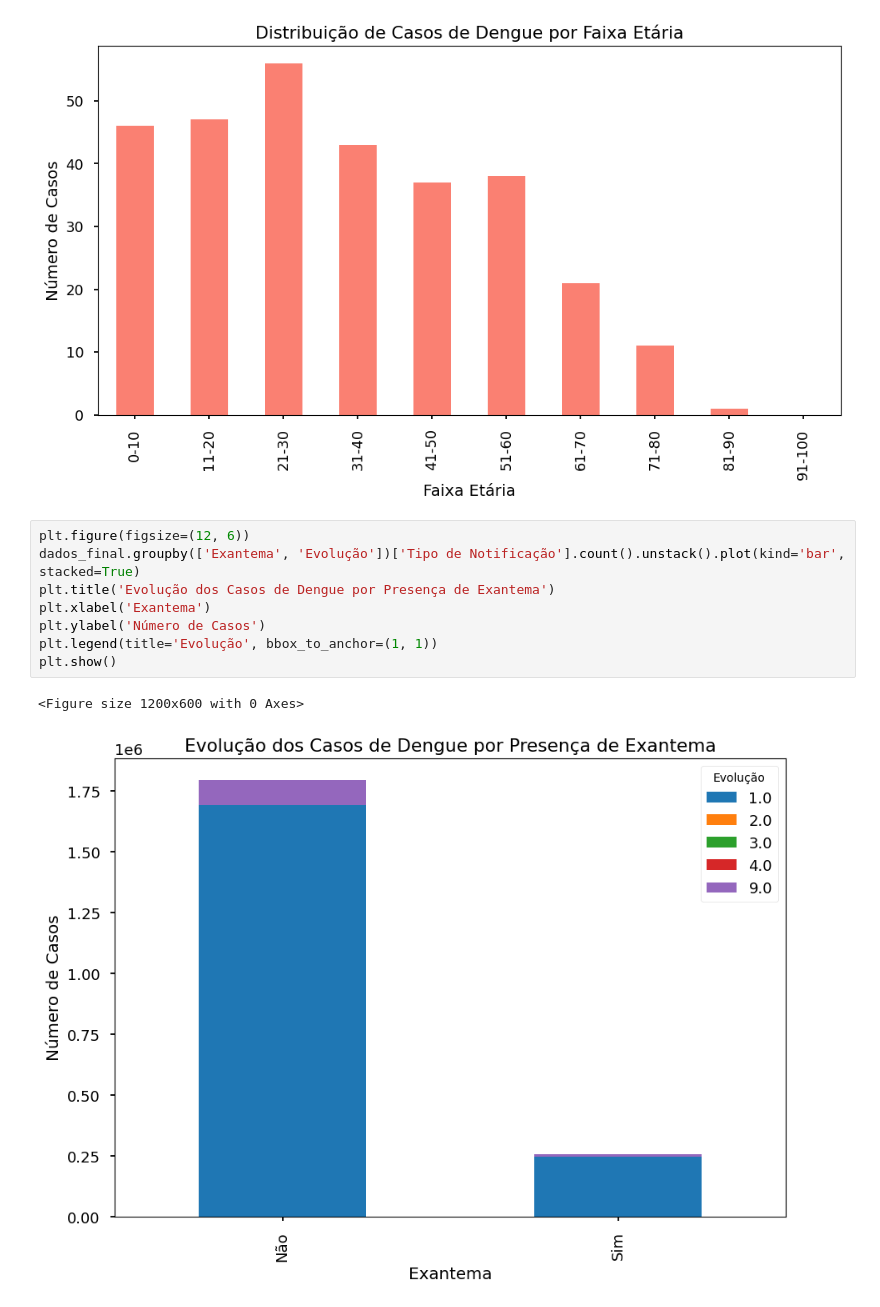
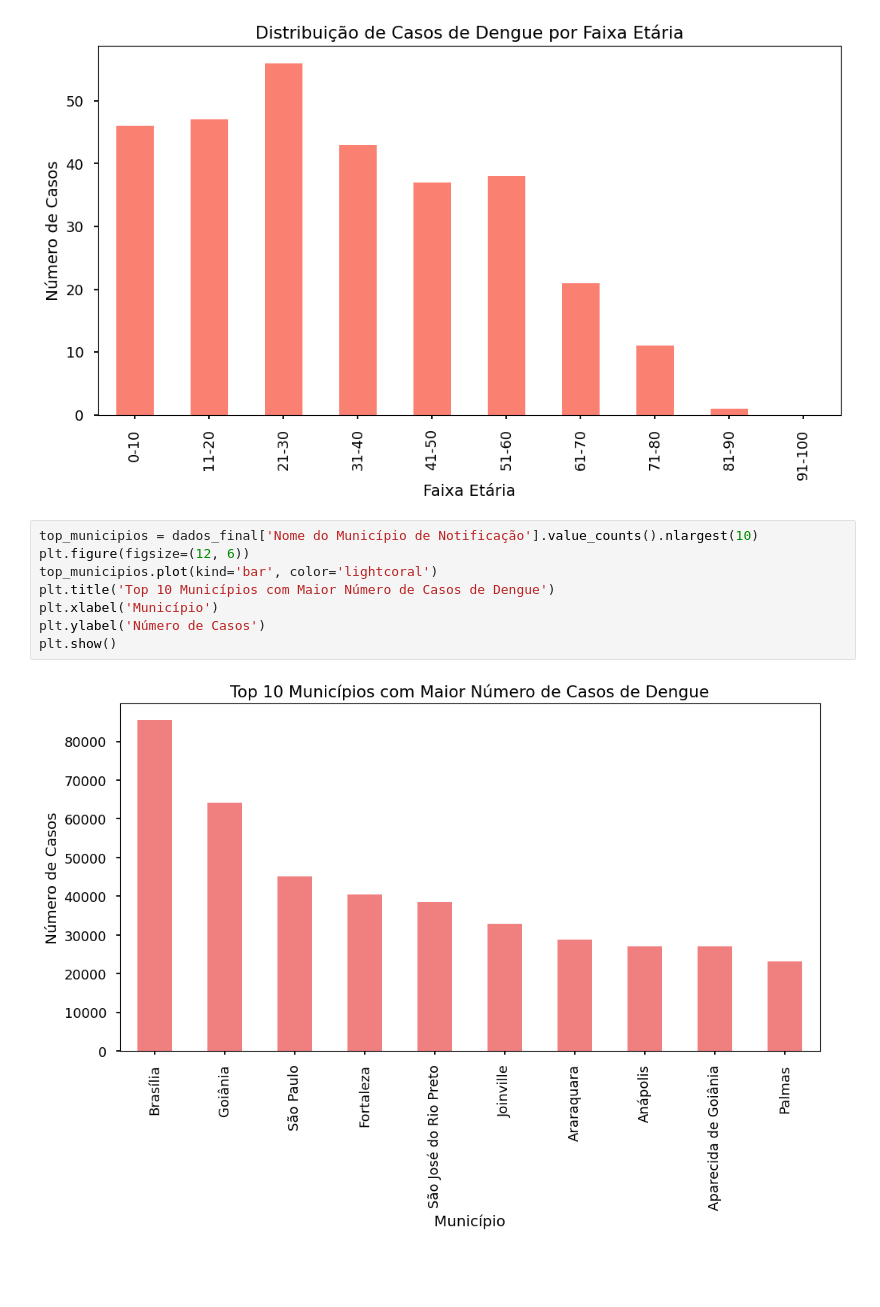
Before and after one commit to IgorNascimentoDEV/1-Projeto-Dengue-2022, a Jupyter notebook: projeto_PUC.ipynb, the cells around one changed output. Drawn from its saved outputs; the diff is of its cells as text; blank space fills up the shorter version.

```diff
--- a/projeto_PUC.ipynb
+++ b/projeto_PUC.ipynb
@@ -722,13 +674,12 @@ plt.show()
 # %% [output]
 [figure]
 # %%
+top_municipios = dados_final['Nome do Município de Notificação'].value_counts().nlargest(10)
 plt.figure(figsize=(12, 6))
-dados_final.groupby(['Exantema', 'Evolução'])['Tipo de Notificação'].count().unstack().plot(kind='bar', stacked=True)
-plt.title('Evolução dos Casos de Dengue por Presença de Exantema')
-plt.xlabel('Exantema')
+top_municipios.plot(kind='bar', color='lightcoral')
+plt.title('Top 10 Municípios com Maior Número de Casos de Dengue')
+plt.xlabel('Município')
 plt.ylabel('Número de Casos')
-plt.legend(title='Evolução', bbox_to_anchor=(1, 1))
 plt.show()
 # %% [output]
-<Figure size 1200x600 with 0 Axes>
-[figure, old version]
+[figure, new version]
```
Also changed, not shown: parts of 15 cells of this notebook.
